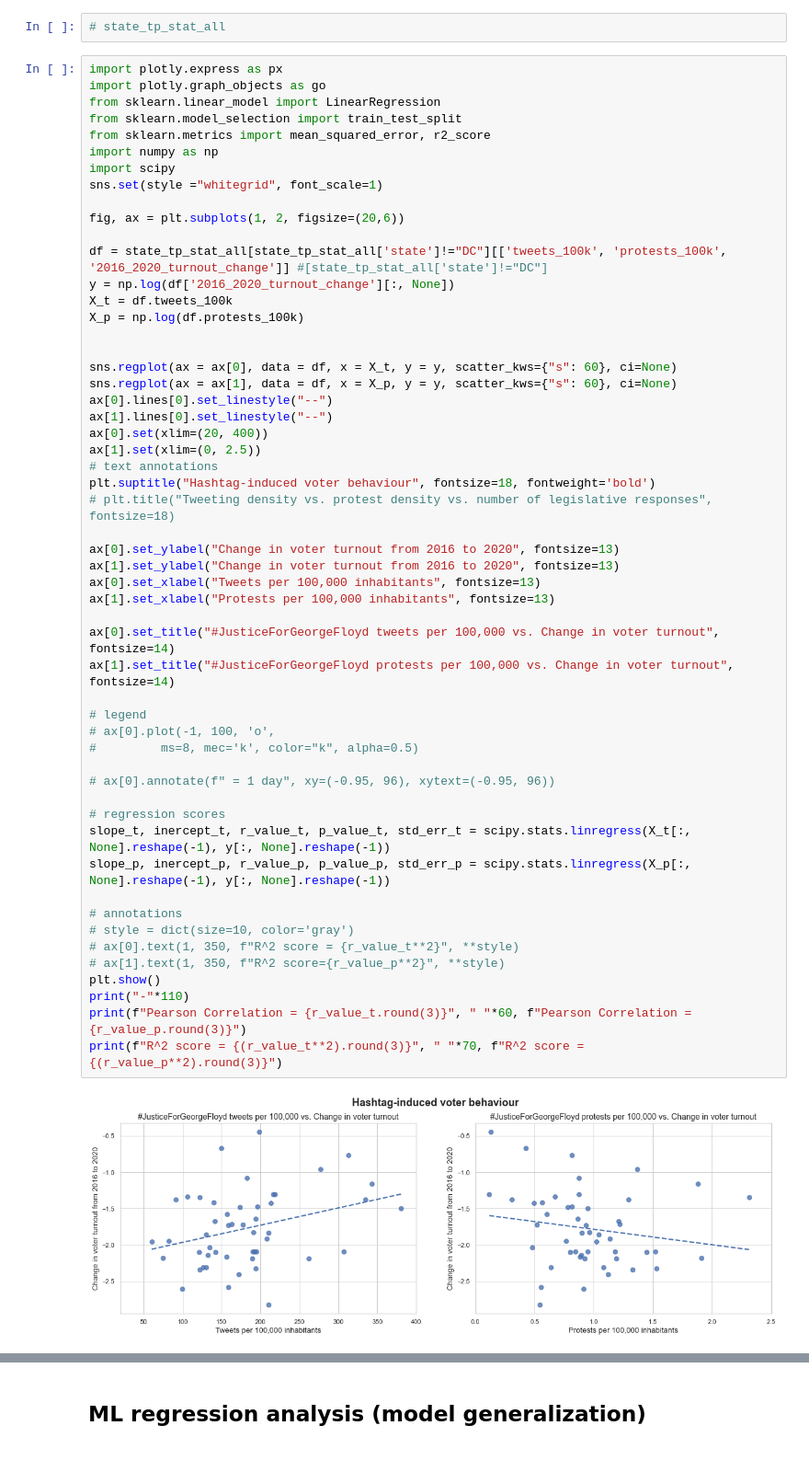
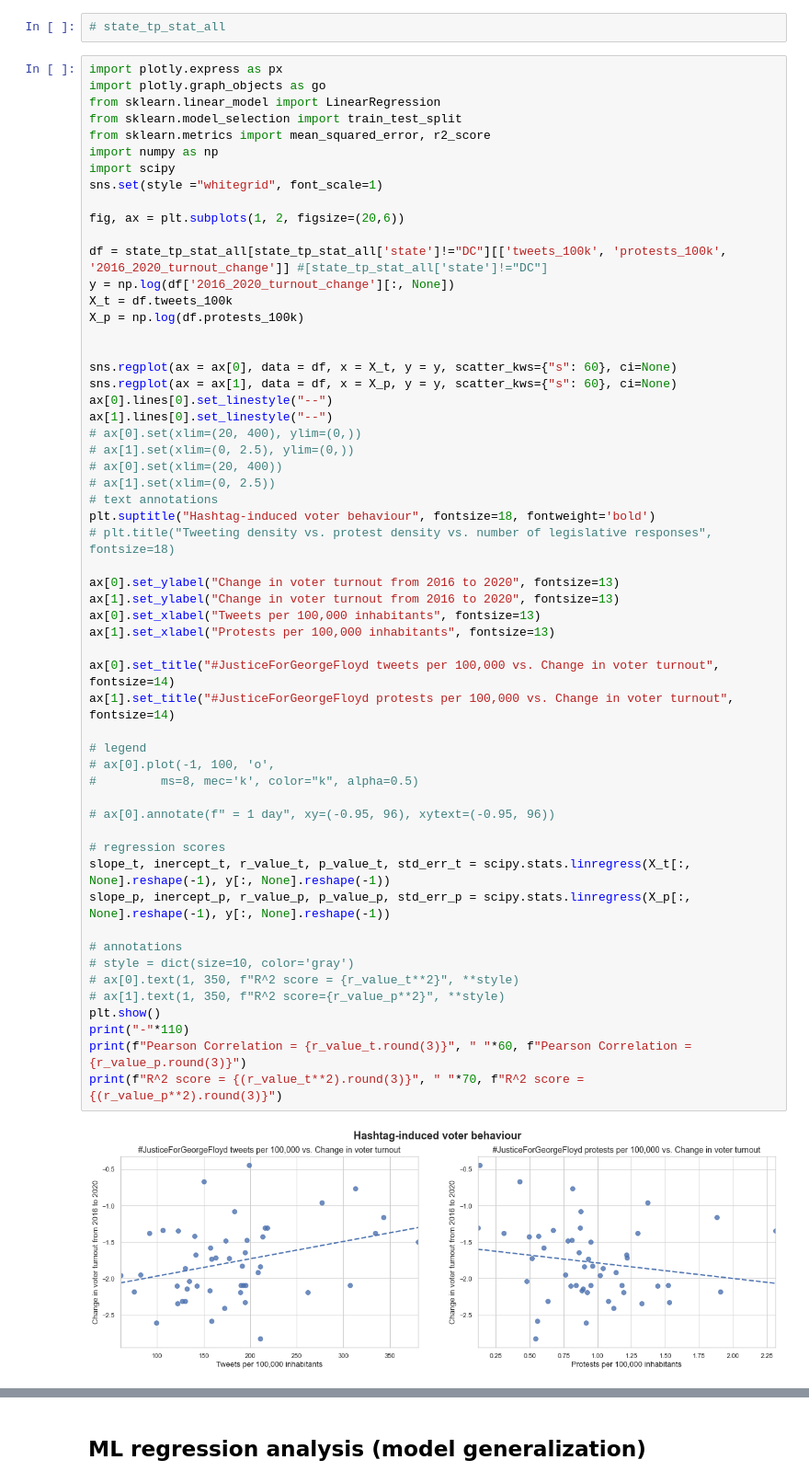
Before and after one commit to lnicoletti/hashtag_activism_protest, a Jupyter notebook: notebooks/3-NCSL_DataCollection.ipynb, the cells around one changed output, grey strips where cells are left out. Shown at 92% size. Saved outputs shown, nothing was run; the diff lists cells and outputs as text; blank space fills up the shorter version.

```diff
--- a/notebooks/3-NCSL_DataCollection.ipynb
+++ b/notebooks/3-NCSL_DataCollection.ipynb
@@ -429,40 +419,42 @@ sns.regplot(ax = ax[0], data = df, x = X_t, y = y, scatter_kws={"s": 60}, ci=Non
 sns.regplot(ax = ax[1], data = df, x = X_p, y = y, scatter_kws={"s": 60}, ci=None)
 ax[0].lines[0].set_linestyle("--")
 ax[1].lines[0].set_linestyle("--")
-ax[0].set(xlim=(20, 400))
-ax[1].set(xlim=(0, 2.5))
+# ax[0].set(xlim=(20, 400), ylim=(0,))
+# ax[1].set(xlim=(0, 2.5), ylim=(0,))
+# ax[0].set(xlim=(20, 400))
+# ax[1].set(xlim=(0, 2.5))
 # text annotations
 plt.suptitle("Hashtag-induced voter behaviour", fontsize=18, fontweight='bold')
 # plt.title("Tweeting density vs. protest density vs. number of legislative responses", fontsize=18)
 
 ax[0].set_ylabel("Change in voter turnout from 2016 to 2020", fontsize=13)
 ax[1].set_ylabel("Change in voter turnout from 2016 to 2020", fontsize=13)
 ax[0].set_xlabel("Tweets per 100,000 inhabitants", fontsize=13)
 ax[1].set_xlabel("Protests per 100,000 inhabitants", fontsize=13)
 
 ax[0].set_title("#JusticeForGeorgeFloyd tweets per 100,000 vs. Change in voter turnout", fontsize=14)
 ax[1].set_title("#JusticeForGeorgeFloyd protests per 100,000 vs. Change in voter turnout", fontsize=14)
 
 # legend
 # ax[0].plot(-1, 100, 'o',
 #         ms=8, mec='k', color="k", alpha=0.5)
 
 # ax[0].annotate(f" = 1 day", xy=(-0.95, 96), xytext=(-0.95, 96))
 
 # regression scores
 slope_t, inercept_t, r_value_t, p_value_t, std_err_t = scipy.stats.linregress(X_t[:, None].reshape(-1), y[:, None].reshape(-1))
 slope_p, inercept_p, r_value_p, p_value_p, std_err_p = scipy.stats.linregress(X_p[:, None].reshape(-1), y[:, None].reshape(-1))
 
 # annotations
 # style = dict(size=10, color='gray')
 # ax[0].text(1, 350, f"R^2 score = {r_value_t**2}", **style)
 # ax[1].text(1, 350, f"R^2 score={r_value_p**2}", **style)
 plt.show()
 print("-"*110)
 print(f"Pearson Correlation = {r_value_t.round(3)}", " "*60, f"Pearson Correlation = {r_value_p.round(3)}")
 print(f"R^2 score = {(r_value_t**2).round(3)}", " "*70, f"R^2 score = {(r_value_p**2).round(3)}")
 # %% [output]
-[figure, old version]
+[figure, new version]
 --------------------------------------------------------------------------------------------------------------
 Pearson Correlation = 0.32                                                              Pearson Correlation = -0.177
 R^2 score = 0.102                                                                        R^2 score = 0.031
```
Also changed, not shown: parts of 7 cells of this notebook, 1 other file.
